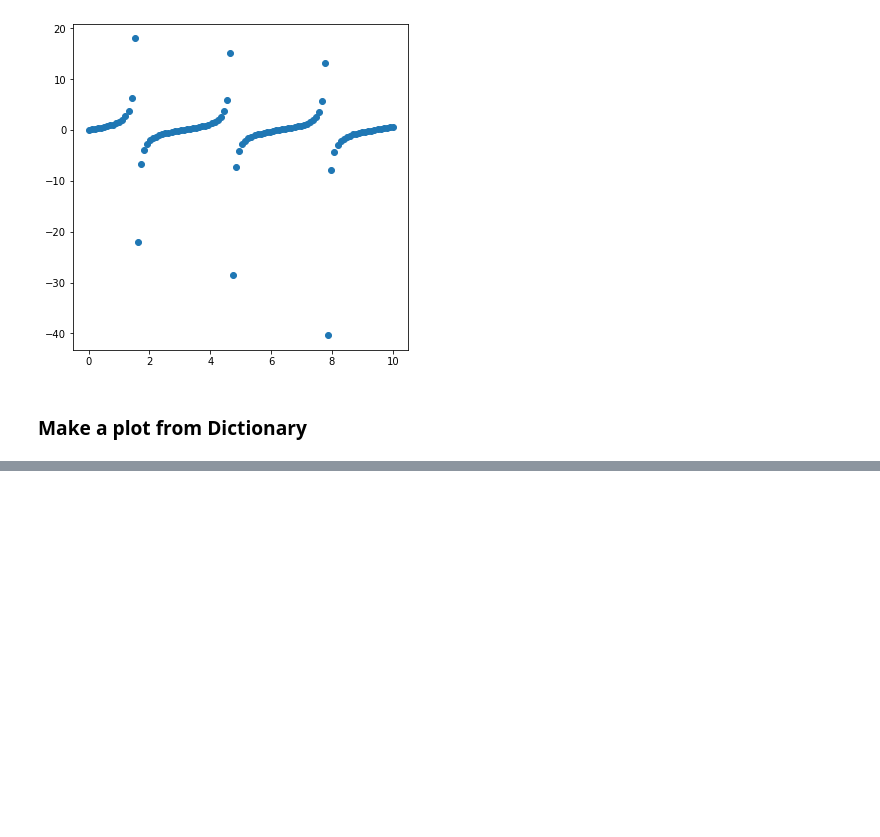
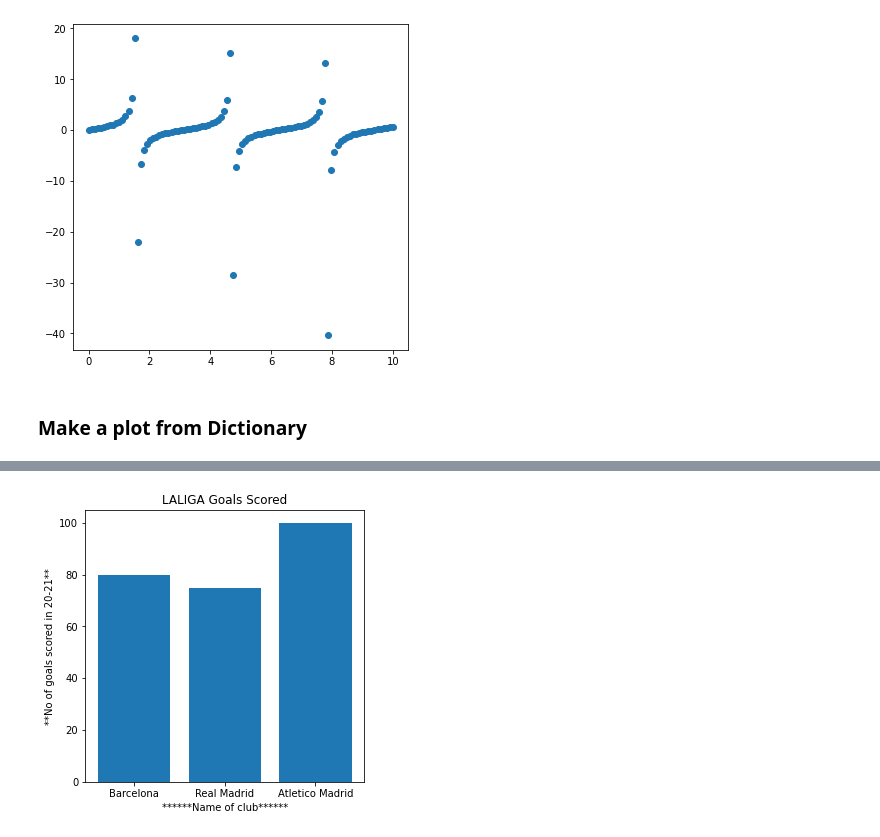
Before and after one commit to GKPSingh/M2D14, a Jupyter notebook: Learning Matplotlib.ipynb, the cells around one changed output, grey strips where cells are left out. Saved outputs shown, nothing was run; the diff lists cells and outputs as text; code cells hidden in the pictures; blank space fills up the shorter version.

```diff
--- a/Learning Matplotlib.ipynb
+++ b/Learning Matplotlib.ipynb
@@ -111,0 +112,7 @@ ax.set(title = 'Parmar Butter Factory', xlabel = 'Types of Butter', ylabel = 'Pr
+# %%
+Goals_Scored = {'Barcelona': 80, 'Real Madrid': 75, 'Atletico Madrid':100 }
+fig,ax = plt.subplots(figsize = (5,5))
+ax.bar(Goals_Scored.keys(),Goals_Scored.values());
+ax.set(title = 'LALIGA Goals Scored', xlabel = '******Name of club******', ylabel = '**No of goals scored in 20-21**');
+# %% [output]
+[figure, added]
```
Also changed, not shown: parts of 8 cells of this notebook.
